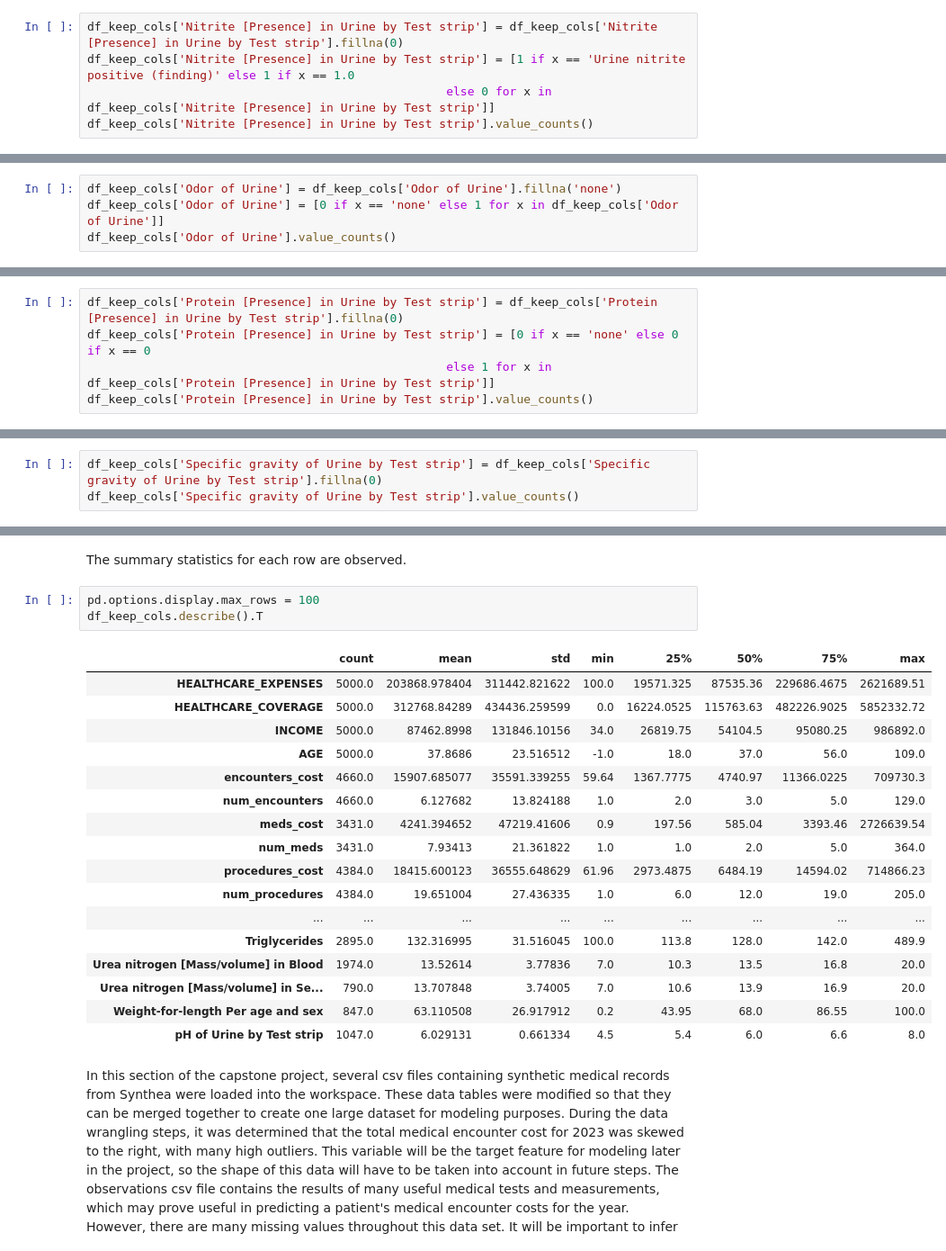
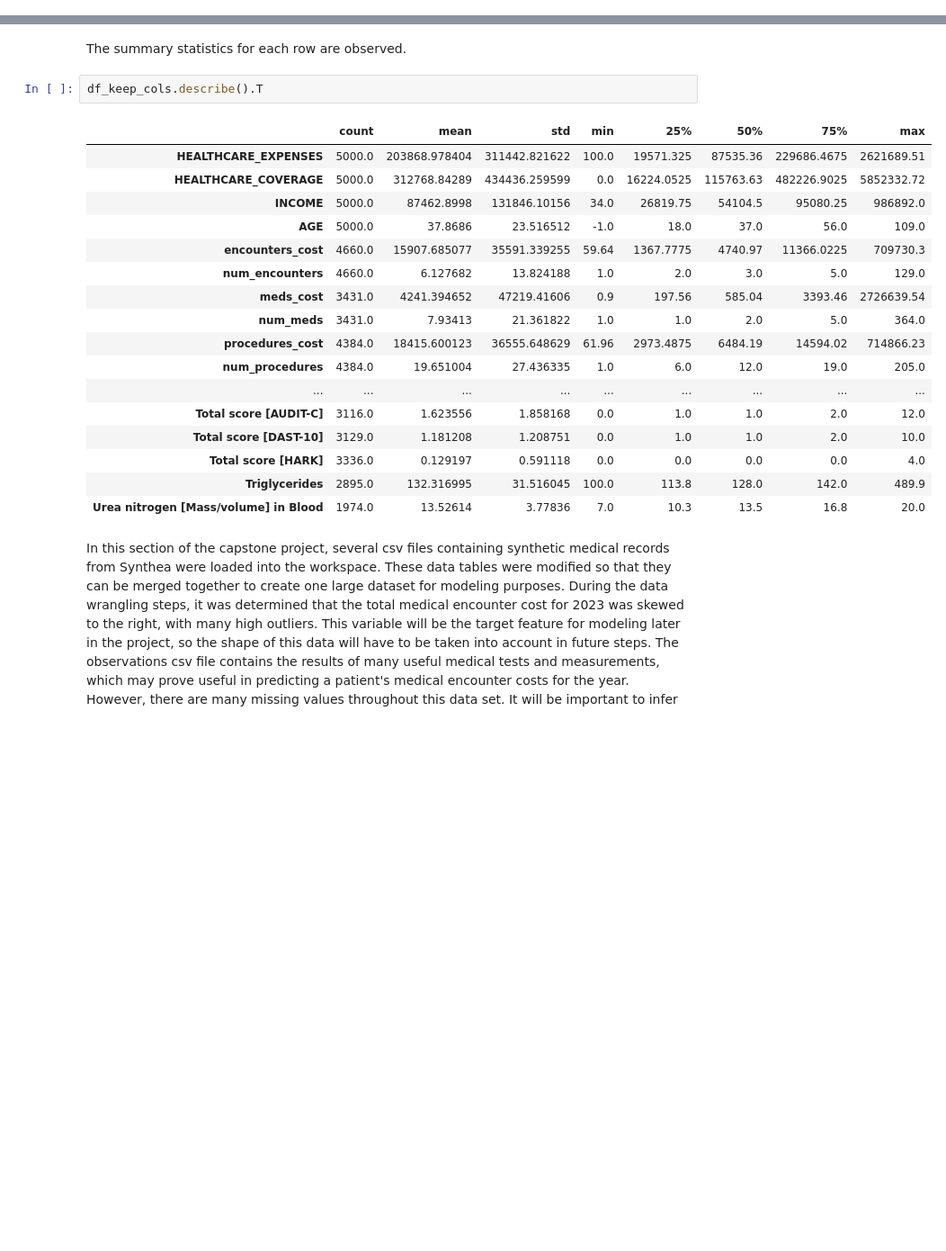
Before and after one commit to dianakulawiec/Synthea-Capstone-Project, a Jupyter notebook: Synthea_data_wrangling.ipynb, the cells around one changed output, grey strips where cells are left out. Shown at 90% size. Saved outputs shown, nothing was run; the diff lists cells and outputs as text; blank space fills up the shorter version.

Commit message:
Updated to only keep features with no more than 70% missing values

```diff
--- a/Synthea_data_wrangling.ipynb
+++ b/Synthea_data_wrangling.ipynb
@@ -962,5 +897,0 @@ Name: count, dtype: int64
-# %%
-df_keep_cols['Nitrite [Presence] in Urine by Test strip'] = df_keep_cols['Nitrite [Presence] in Urine by Test strip'].fillna(0)
-df_keep_cols['Nitrite [Presence] in Urine by Test strip'] = [1 if x == 'Urine nitrite positive (finding)' else 1 if x == 1.0
-                                                   else 0 for x in df_keep_cols['Nitrite [Presence] in Urine by Test strip']]
-df_keep_cols['Nitrite [Presence] in Urine by Test strip'].value_counts()
@@ -972,4 +897,0 @@ Name: count, dtype: int64
-# %%
-df_keep_cols['Odor of Urine'] = df_keep_cols['Odor of Urine'].fillna('none')
-df_keep_cols['Odor of Urine'] = [0 if x == 'none' else 1 for x in df_keep_cols['Odor of Urine']]
-df_keep_cols['Odor of Urine'].value_counts()
@@ -981,5 +897,0 @@ Name: count, dtype: int64
-# %%
-df_keep_cols['Protein [Presence] in Urine by Test strip'] = df_keep_cols['Protein [Presence] in Urine by Test strip'].fillna(0)
-df_keep_cols['Protein [Presence] in Urine by Test strip'] = [0 if x == 'none' else 0 if x == 0
-                                                   else 1 for x in df_keep_cols['Protein [Presence] in Urine by Test strip']]
-df_keep_cols['Protein [Presence] in Urine by Test strip'].value_counts()
@@ -1018,6 +925,3 @@ Tobacco smoking status
 1    1038
 2      23
 Name: count, dtype: int64
-# %%
-df_keep_cols['Specific gravity of Urine by Test strip'] = df_keep_cols['Specific gravity of Urine by Test strip'].fillna(0)
-df_keep_cols['Specific gravity of Urine by Test strip'].value_counts()
@@ -1045,26 +944,25 @@ df_keep_cols
 # %% [markdown]
 The summary statistics for each row are observed.
 # %%
-pd.options.display.max_rows = 100
 df_keep_cols.describe().T
 # %% [output]
 |  | count | mean | std | min | 25% | 50% | 75% | max |
 | HEALTHCARE_EXPENSES | 5000.0 | 203868.978404 | 311442.821622 | 100.0 | 19571.325 | 87535.36 | 229686.4675 | 2621689.51 |
 | HEALTHCARE_COVERAGE | 5000.0 | 312768.84289 | 434436.259599 | 0.0 | 16224.0525 | 115763.63 | 482226.9025 | 5852332.72 |
 | INCOME | 5000.0 | 87462.8998 | 131846.10156 | 34.0 | 26819.75 | 54104.5 | 95080.25 | 986892.0 |
 | AGE | 5000.0 | 37.8686 | 23.516512 | -1.0 | 18.0 | 37.0 | 56.0 | 109.0 |
 | encounters_cost | 4660.0 | 15907.685077 | 35591.339255 | 59.64 | 1367.7775 | 4740.97 | 11366.0225 | 709730.3 |
 | num_encounters | 4660.0 | 6.127682 | 13.824188 | 1.0 | 2.0 | 3.0 | 5.0 | 129.0 |
 | meds_cost | 3431.0 | 4241.394652 | 47219.41606 | 0.9 | 197.56 | 585.04 | 3393.46 | 2726639.54 |
 | num_meds | 3431.0 | 7.93413 | 21.361822 | 1.0 | 1.0 | 2.0 | 5.0 | 364.0 |
 | procedures_cost | 4384.0 | 18415.600123 | 36555.648629 | 61.96 | 2973.4875 | 6484.19 | 14594.02 | 714866.23 |
 | num_procedures | 4384.0 | 19.651004 | 27.436335 | 1.0 | 6.0 | 12.0 | 19.0 | 205.0 |
 | ... | ... | ... | ... | ... | ... | ... | ... | ... |
+| Total score [AUDIT-C] | 3116.0 | 1.623556 | 1.858168 | 0.0 | 1.0 | 1.0 | 2.0 | 12.0 |
+| Total score [DAST-10] | 3129.0 | 1.181208 | 1.208751 | 0.0 | 1.0 | 1.0 | 2.0 | 10.0 |
+| Total score [HARK] | 3336.0 | 0.129197 | 0.591118 | 0.0 | 0.0 | 0.0 | 0.0 | 4.0 |
 | Triglycerides | 2895.0 | 132.316995 | 31.516045 | 100.0 | 113.8 | 128.0 | 142.0 | 489.9 |
 | Urea nitrogen [Mass/volume] in Blood | 1974.0 | 13.52614 | 3.77836 | 7.0 | 10.3 | 13.5 | 16.8 | 20.0 |
-| Urea nitrogen [Mass/volume] in Se... | 790.0 | 13.707848 | 3.74005 | 7.0 | 10.6 | 13.9 | 16.9 | 20.0 |
-| Weight-for-length Per age and sex | 847.0 | 63.110508 | 26.917912 | 0.2 | 43.95 | 68.0 | 86.55 | 100.0 |
-| pH of Urine by Test strip | 1047.0 | 6.029131 | 0.661334 | 4.5 | 5.4 | 6.0 | 6.6 | 8.0 |
 # %% [markdown]
 In this section of the capstone project, several csv files containing synthetic medical records from Synthea were loaded into the workspace. These data tables were modified so that they can be merged together to create one large dataset for modeling purposes. During the data wrangling steps, it was determined that the total medical encounter cost for 2023 was skewed to the right, with many high outliers. This variable will be the target feature for modeling later in the project, so the shape of this data will have to be taken into account in future steps. The observations csv file contains the results of many useful medical tests and measurements, which may prove useful in predicting a patient's medical encounter costs for the year. However, there are many missing values throughout this data set. It will be important to infer why these values might be missing, such as the test not being required or appropriate for the patient. Additionally, the best method to impute missing values must be determined, including techniques such as mean, median, multiple imputation using chained equations (MICE), probabilistic principal component analysis (PPCA), or an imputation technique from Python's sci-kit learn package. Different techniques can be tested, and the shape of the data and model performance can be analyzed. In the next section of this project, exploratory data analysis will be performed to understand relationships between features.
 # %% [markdown]
```
Also changed, not shown: parts of 20 cells of this notebook, 1 other file.
